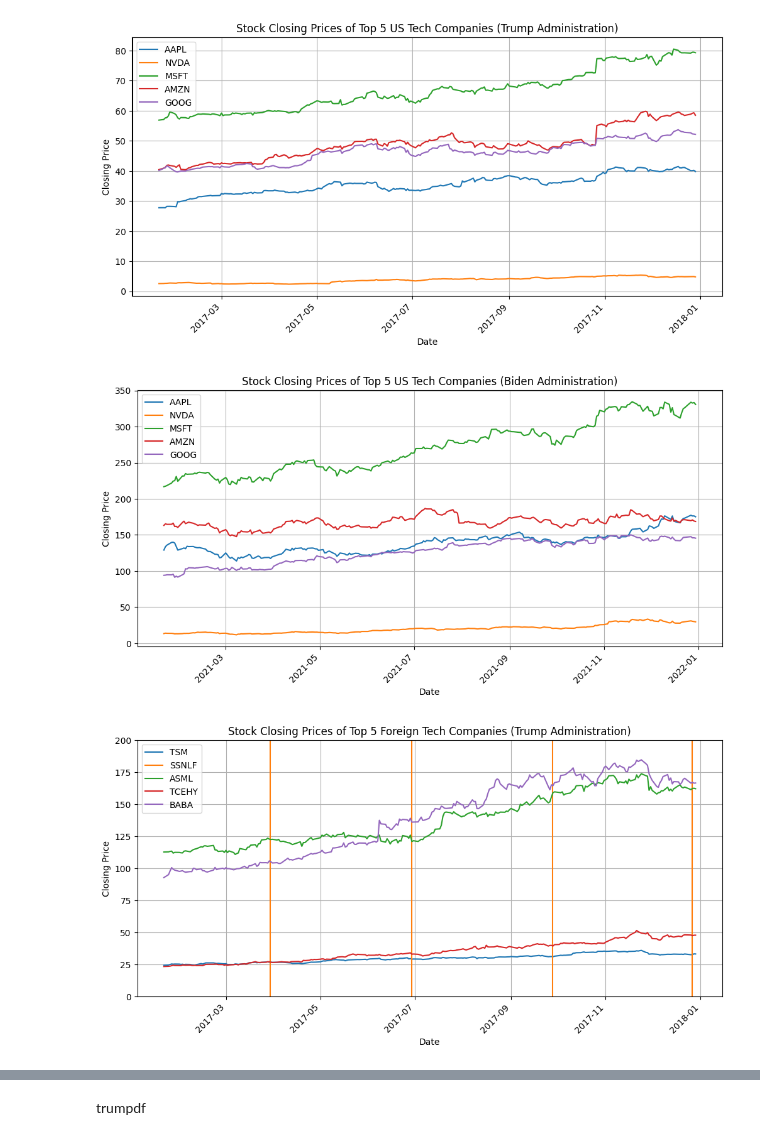
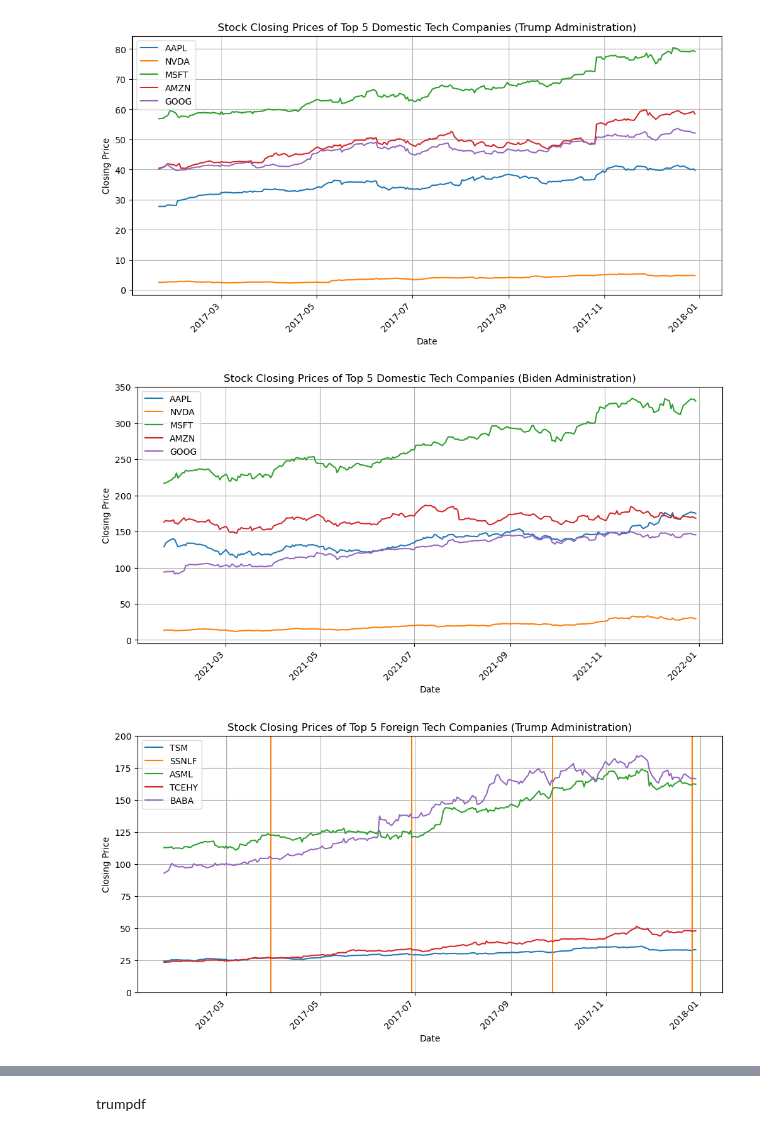
Before and after one commit to Cbosugobux/StockDataAnalysis, a Jupyter notebook: jupyterNotebooks/Financial Data.ipynb, the cells around one changed output, grey strips where cells are left out. Drawn from its saved outputs; the diff is of its cells as text; code cells hidden in the pictures.

Commit message:
domestic vs foreign

```diff
--- a/jupyterNotebooks/Financial Data.ipynb
+++ b/jupyterNotebooks/Financial Data.ipynb
@@ -39,10 +39,11 @@ for company in trump_dfUS.columns:
     trump_dfUS[company].plot(label=company)
 plt.xlabel("Date")
 plt.ylabel("Closing Price")
-plt.title("Stock Closing Prices of Top 5 US Tech Companies (Trump Administration)")
+plt.title("Stock Closing Prices of Top 5 Domestic Tech Companies (Trump Administration)")
 plt.legend()
 plt.xticks(rotation=45)
 plt.grid()
+plt.savefig("Top 5 Domestic Tech Companies (Trump Administration).png")
 plt.show()
 
 plt.figure(figsize=(12, 6))
@@ -51,38 +52,41 @@ for company in biden_dfUS.columns:
 
 plt.xlabel("Date")
 plt.ylabel("Closing Price")
-plt.title("Stock Closing Prices of Top 5 US Tech Companies (Biden Administration)")
+plt.title("Stock Closing Prices of Top 5 Domestic Tech Companies (Biden Administration)")
 plt.legend()
 plt.xticks(rotation=45)
 plt.grid()
+plt.savefig("Top 5 Domestic Tech Companies (Biden Administration).png")
 plt.show()
 
 plt.figure(figsize=(12, 6))
 for company in trump_dfOUS.columns:
     trump_dfOUS[company].plot(label=company)
 ax = plt.gca()
 ax.set_ylim([0, 200])
 plt.xlabel("Date")
 plt.ylabel("Closing Price")
 plt.title("Stock Closing Prices of Top 5 Foreign Tech Companies (Trump Administration)")
 plt.legend()
 plt.xticks(rotation=45)
 plt.grid()
+plt.savefig("Top 5 Foreign Tech Companies (Trump Administration).png")
 plt.show()
 
 plt.figure(figsize=(12, 6))
 for company in biden_dfOUS.columns:
     biden_dfOUS[company].plot(label=company)
 ax = plt.gca()
 ax.set_ylim([0, 300])
 plt.xlabel("Date")
 plt.ylabel("Closing Price")
 plt.title("Stock Closing Prices of Top 5 Foreign Tech Companies (Biden Administration)")
 plt.legend()
 plt.xticks(rotation=45)
 plt.grid()
+plt.savefig("Top 5 Foreign Tech Companies (Biden Administration).png")
 plt.show()
 # %% [output]
-[figure, old version]
+[figure, new version]
-[figure, old version]
+[figure, new version]
-[figure, old version]
+[figure, new version]
```
Also changed, not shown: parts of 1 cell of this notebook, 7 other files.
